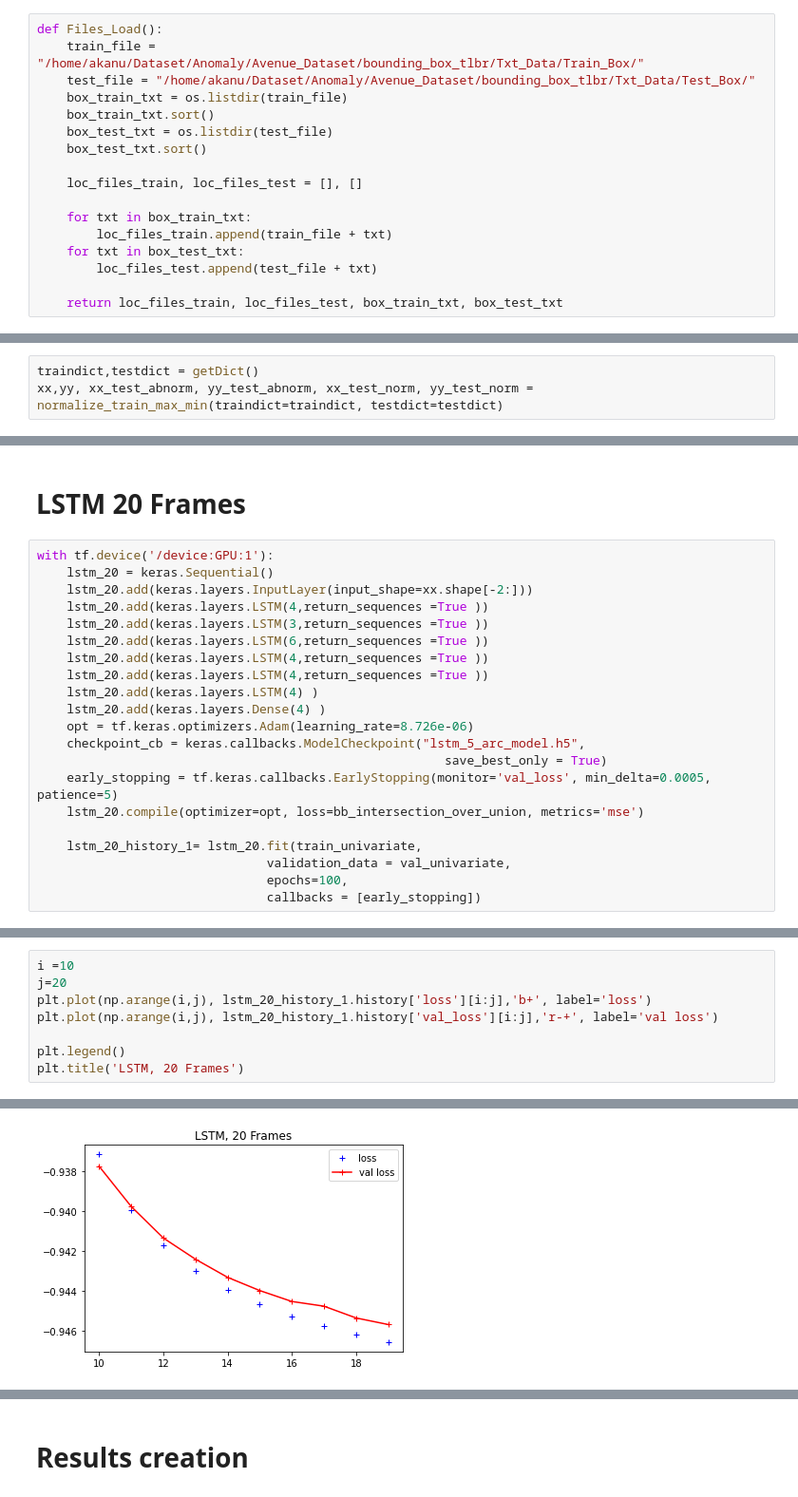
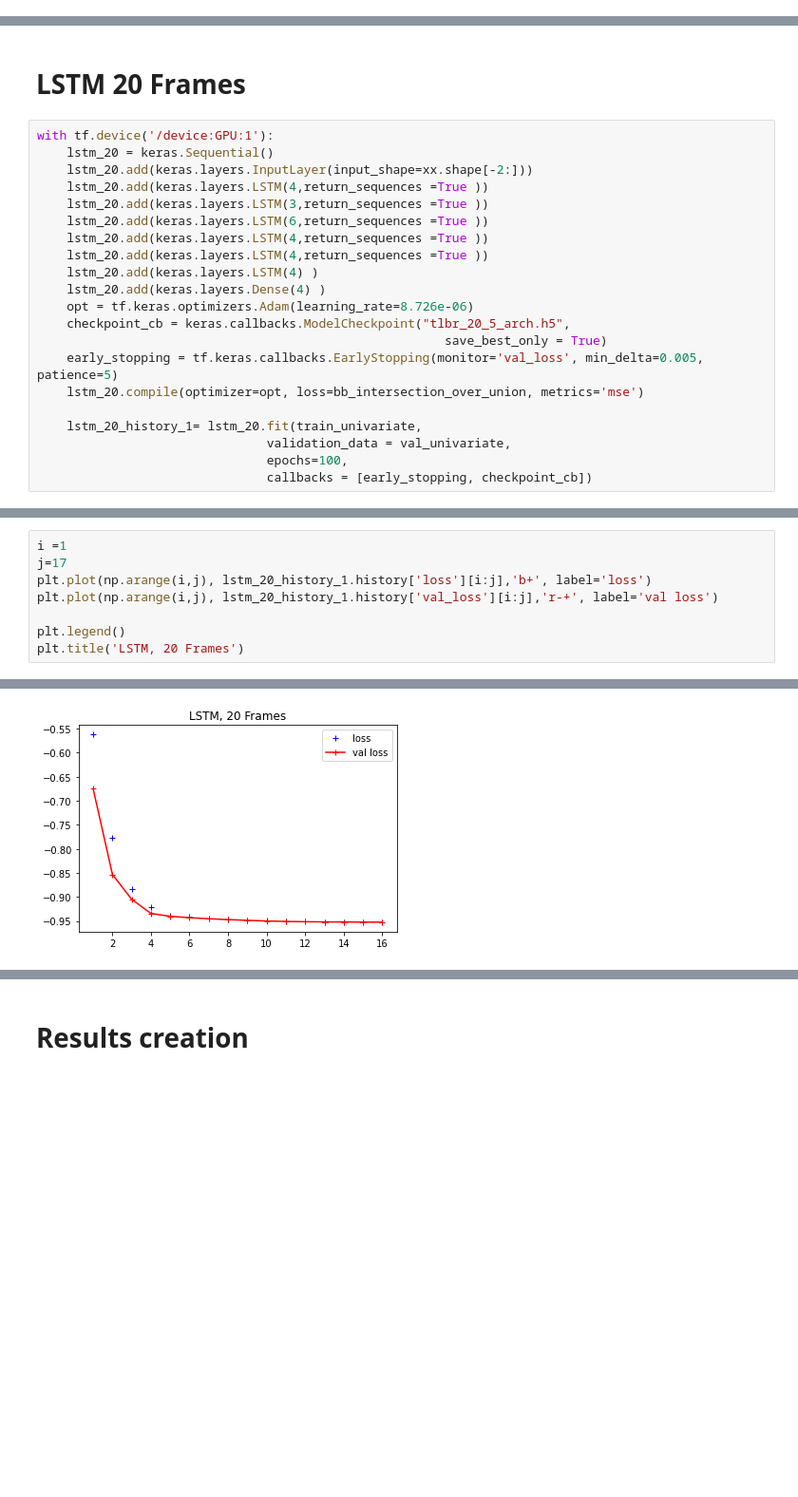
Before and after one commit to akanuasiegbu/BiPOCO, a Jupyter notebook: Trajectory_Pred.ipynb, the cells around one changed output, grey strips where cells are left out. Shown at 95% size. Saved outputs shown, nothing was run; the diff lists cells and outputs as text; blank space fills up the shorter version.

Commit message:
bad results for anomaly detection

```diff
--- a/Trajectory_Pred.ipynb
+++ b/Trajectory_Pred.ipynb
@@ -67,21 +49,4 @@ if gpus:
 print("Num GPUs Available: ", len(tf.config.experimental.list_physical_devices('GPU')))
 # %% [output]
 Num GPUs Available:  2
-# %%
-def Files_Load():
-    train_file = "/home/akanu/Dataset/Anomaly/Avenue_Dataset/bounding_box_tlbr/Txt_Data/Train_Box/"
-    test_file = "/home/akanu/Dataset/Anomaly/Avenue_Dataset/bounding_box_tlbr/Txt_Data/Test_Box/"
-    box_train_txt = os.listdir(train_file)
-    box_train_txt.sort()
-    box_test_txt = os.listdir(test_file)
-    box_test_txt.sort()
-
-    loc_files_train, loc_files_test = [], []
-
-    for txt in box_train_txt:
-        loc_files_train.append(train_file + txt)
-    for txt in box_test_txt:
-        loc_files_test.append(test_file + txt)
-
-    return loc_files_train, loc_files_test, box_train_txt, box_test_txt
 # %% [markdown]
@@ -315,3 +119,0 @@ def normalize_train_max_min(traindict = None, testdict = None, unnorm_data = Non
-# %%
-traindict,testdict = getDict()
-xx,yy, xx_test_abnorm, yy_test_abnorm, xx_test_norm, yy_test_norm = normalize_train_max_min(traindict=traindict, testdict=testdict)
@@ -391,14 +151,14 @@ with tf.device('/device:GPU:1'):
     lstm_20.add(keras.layers.LSTM(4) )
     lstm_20.add(keras.layers.Dense(4) )
     opt = tf.keras.optimizers.Adam(learning_rate=8.726e-06)
-    checkpoint_cb = keras.callbacks.ModelCheckpoint("lstm_5_arc_model.h5",
+    checkpoint_cb = keras.callbacks.ModelCheckpoint("tlbr_20_5_arch.h5",
                                                        save_best_only = True)
-    early_stopping = tf.keras.callbacks.EarlyStopping(monitor='val_loss', min_delta=0.0005, patience=5)
+    early_stopping = tf.keras.callbacks.EarlyStopping(monitor='val_loss', min_delta=0.005, patience=5)
     lstm_20.compile(optimizer=opt, loss=bb_intersection_over_union, metrics='mse')
 
     lstm_20_history_1= lstm_20.fit(train_univariate,
                                validation_data = val_univariate,
                                epochs=100,
-                               callbacks = [early_stopping])
+                               callbacks = [early_stopping, checkpoint_cb])
 # %% [output]
 Epoch 1/100
@@ -454,11 +201,11 @@ plt.plot(l)
 # %%
-i =10
-j=20
+i =1
+j=17
 plt.plot(np.arange(i,j), lstm_20_history_1.history['loss'][i:j],'b+', label='loss')
 plt.plot(np.arange(i,j), lstm_20_history_1.history['val_loss'][i:j],'r-+', label='val loss')
 
 plt.legend()
 plt.title('LSTM, 20 Frames')
 # %% [output]
 Text(0.5, 1.0, 'LSTM, 20 Frames')
-[figure, old version]
+[figure, new version]
```
Also changed, not shown: parts of 91 cells of this notebook, 1 other file.
